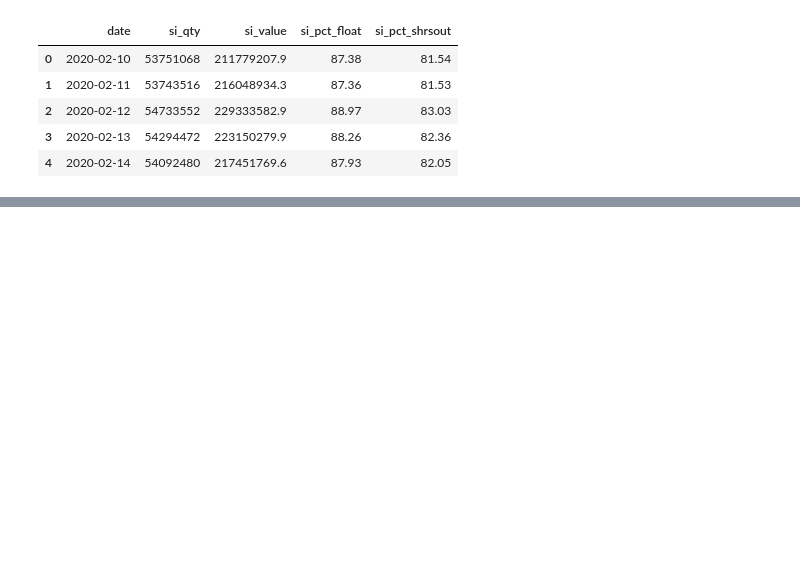
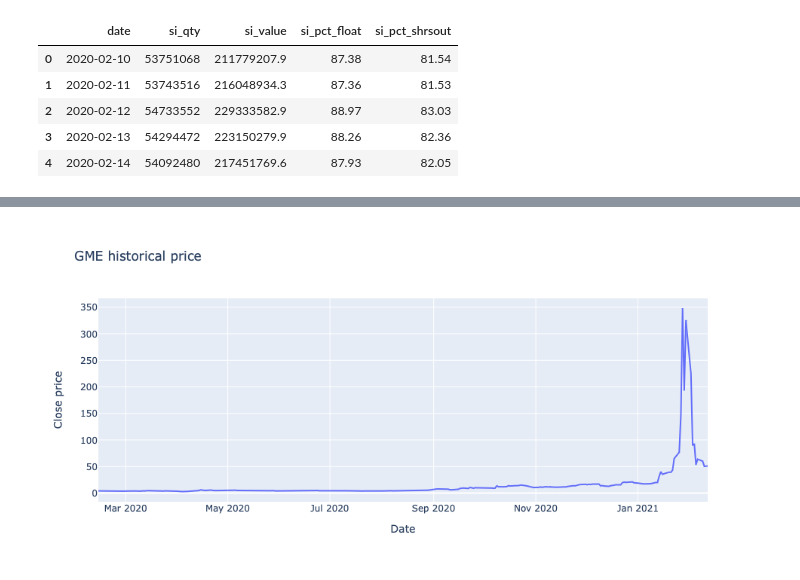
Before and after one commit to vweinblatt123/CF-Project1, a Jupyter notebook: weirong/GME_short.ipynb, the cells around one changed output, grey strips where cells are left out. Saved outputs shown, nothing was run; the diff lists cells and outputs as text; code cells hidden in the pictures; blank space fills up the shorter version.

Commit message:
GME historical price

```diff
--- a/weirong/GME_short.ipynb
+++ b/weirong/GME_short.ipynb
@@ -29 +28,5 @@ fig.show()
 [figure]
+# %%
+gme= pd.read_csv(Path("Resources/GME.csv"))
+gme['Date']=pd.to_datetime(gme['Date'])
+gme.head()
@@ -29,0 +40,11 @@ fig.show()
+# %%
+fig=px.line(gme,
+    x="Date",
+    y="Close",
+    labels={"Date": "Date",
+            "Close": "Close price"},
+    title="GME historical price"
+)
+fig.show()
+# %% [output]
+[figure, added]
```
Also changed, not shown: parts of 3 cells of this notebook, 1 other file.
